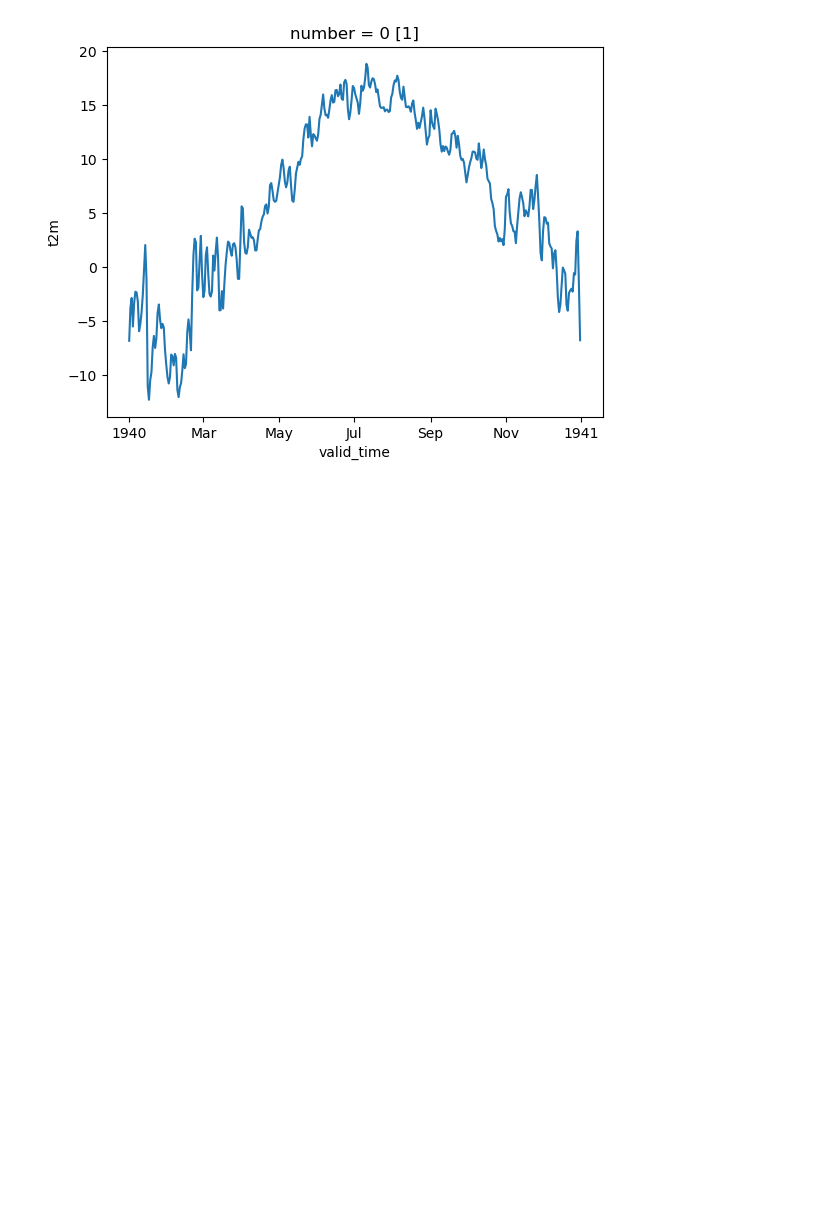
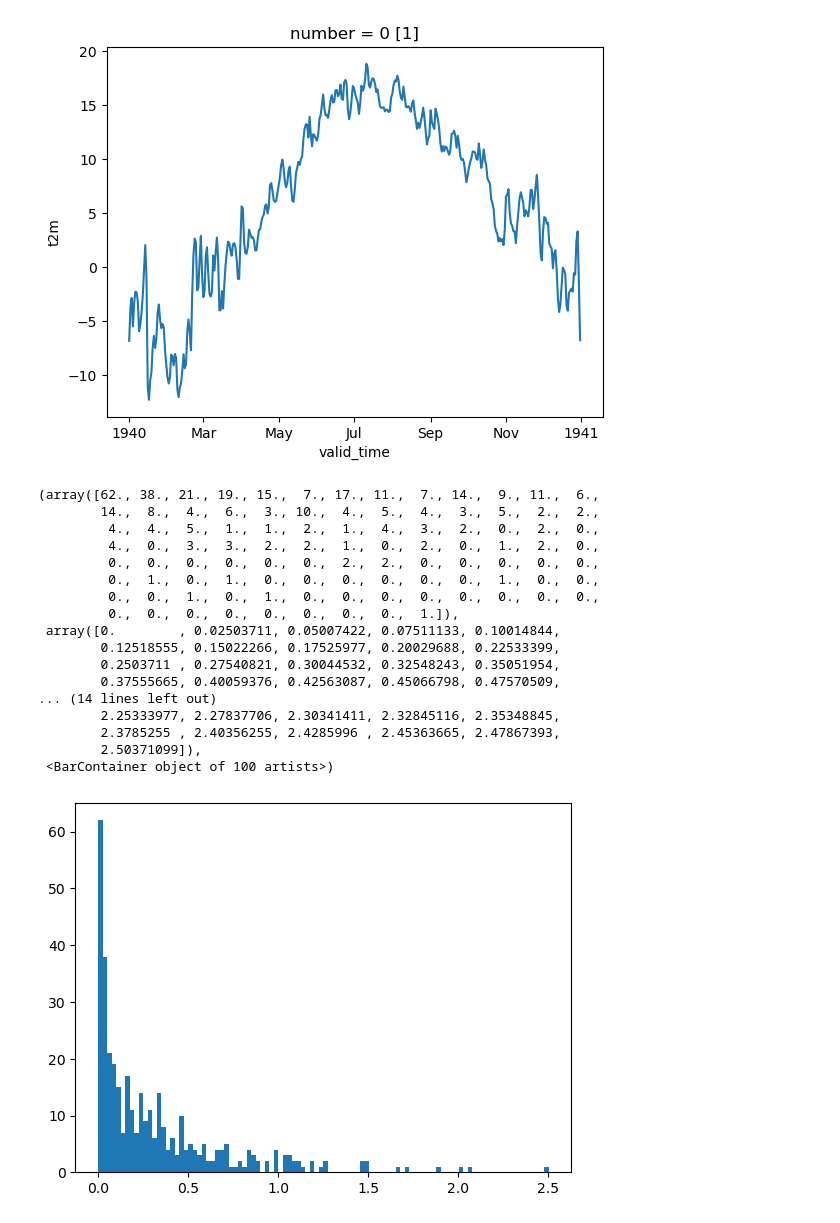
Before and after one commit to nielsdavidsen/LRP_ERA5_fork, a Jupyter notebook: jeppe/reading_the_different_data_vars.ipynb, the cells around one changed output. Drawn from its saved outputs; the diff is of its cells as text; code cells hidden in the pictures; blank space fills up the shorter version.

```diff
--- a/jeppe/reading_the_different_data_vars.ipynb
+++ b/jeppe/reading_the_different_data_vars.ipynb
@@ -121,3 +121,24 @@ temp_mean.plot()
 # %% [output]
 [<matplotlib.lines.Line2D at 0x...>]
 [figure]
+# %%
+plt.hist(prec_mean.values, bins = 100)
+# %% [output]
+(array([62., 38., 21., 19., 15.,  7., 17., 11.,  7., 14.,  9., 11.,  6.,
+        14.,  8.,  4.,  6.,  3., 10.,  4.,  5.,  4.,  3.,  5.,  2.,  2.,
+         4.,  4.,  5.,  1.,  1.,  2.,  1.,  4.,  3.,  2.,  0.,  2.,  0.,
+         4.,  0.,  3.,  3.,  2.,  2.,  1.,  0.,  2.,  0.,  1.,  2.,  0.,
+         0.,  0.,  0.,  0.,  0.,  0.,  2.,  2.,  0.,  0.,  0.,  0.,  0.,
+         0.,  1.,  0.,  1.,  0.,  0.,  0.,  0.,  0.,  0.,  1.,  0.,  0.,
+         0.,  0.,  1.,  0.,  1.,  0.,  0.,  0.,  0.,  0.,  0.,  0.,  0.,
+         0.,  0.,  0.,  0.,  0.,  0.,  0.,  0.,  1.]),
+ array([0.        , 0.02503711, 0.05007422, 0.07511133, 0.10014844,
+        0.12518555, 0.15022266, 0.17525977, 0.20029688, 0.22533399,
+        0.2503711 , 0.27540821, 0.30044532, 0.32548243, 0.35051954,
+        0.37555665, 0.40059376, 0.42563087, 0.45066798, 0.47570509,
+... (14 lines left out)
+        2.25333977, 2.27837706, 2.30341411, 2.32845116, 2.35348845,
+        2.3785255 , 2.40356255, 2.4285996 , 2.45363665, 2.47867393,
+        2.50371099]),
+ <BarContainer object of 100 artists>)
+[figure, added]
```
Also changed, not shown: parts of 1 cell of this notebook, 5 other files.
